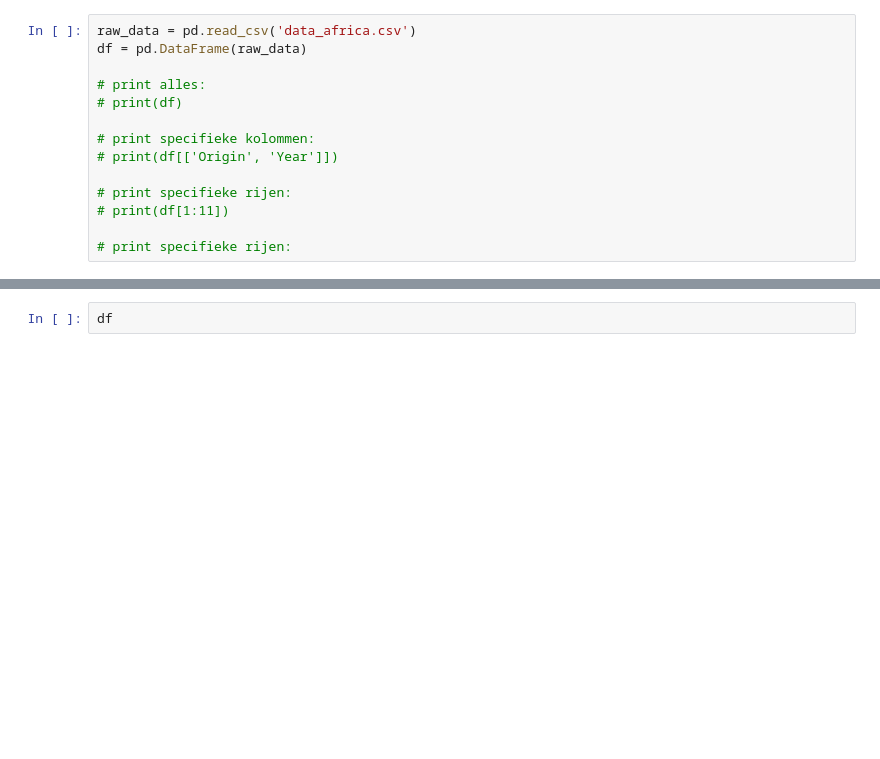
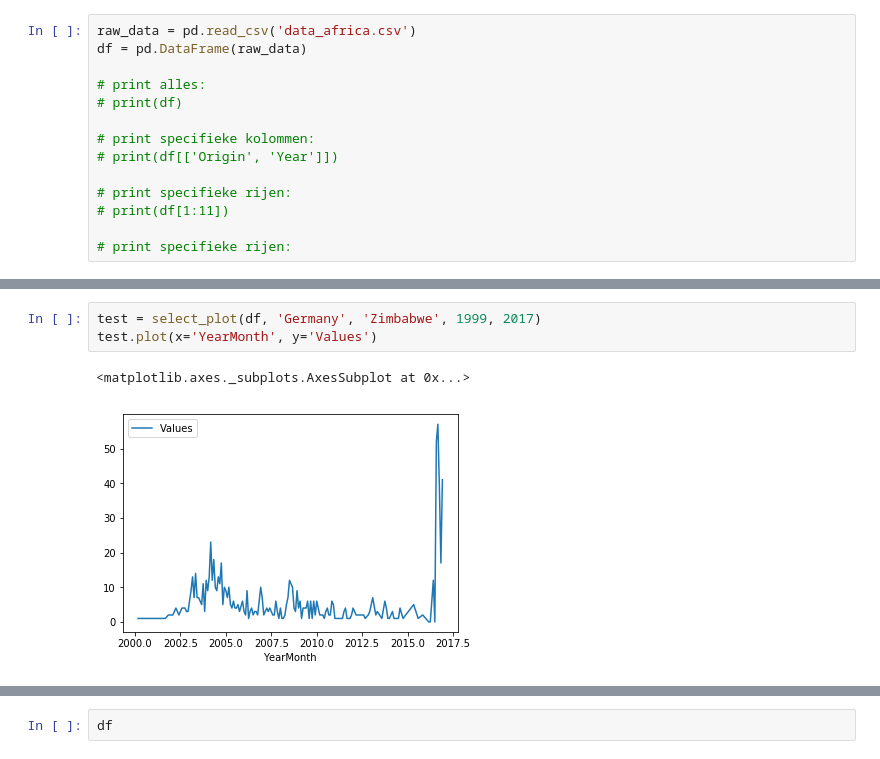
Before and after one commit to Take2001/DataProcessing, a Jupyter notebook: klad/Bob/csv.ipynb, the cells around one changed output, grey strips where cells are left out. Cells and saved outputs as stored; diff of their text form; blank space fills up the shorter version.

```diff
--- a/klad/Bob/csv.ipynb
+++ b/klad/Bob/csv.ipynb
@@ -64 +44,7 @@ select_plot(df, 'Netherlands', 'Zimbabwe', 2000, 2012)
+# %%
+test = select_plot(df, 'Germany', 'Zimbabwe', 1999, 2017)
+test.plot(x='YearMonth', y='Values')
+# %% [output]
+<matplotlib.axes._subplots.AxesSubplot at 0x...>
+[figure, added]
 # %%
```
Also changed, not shown: parts of 4 cells of this notebook.
